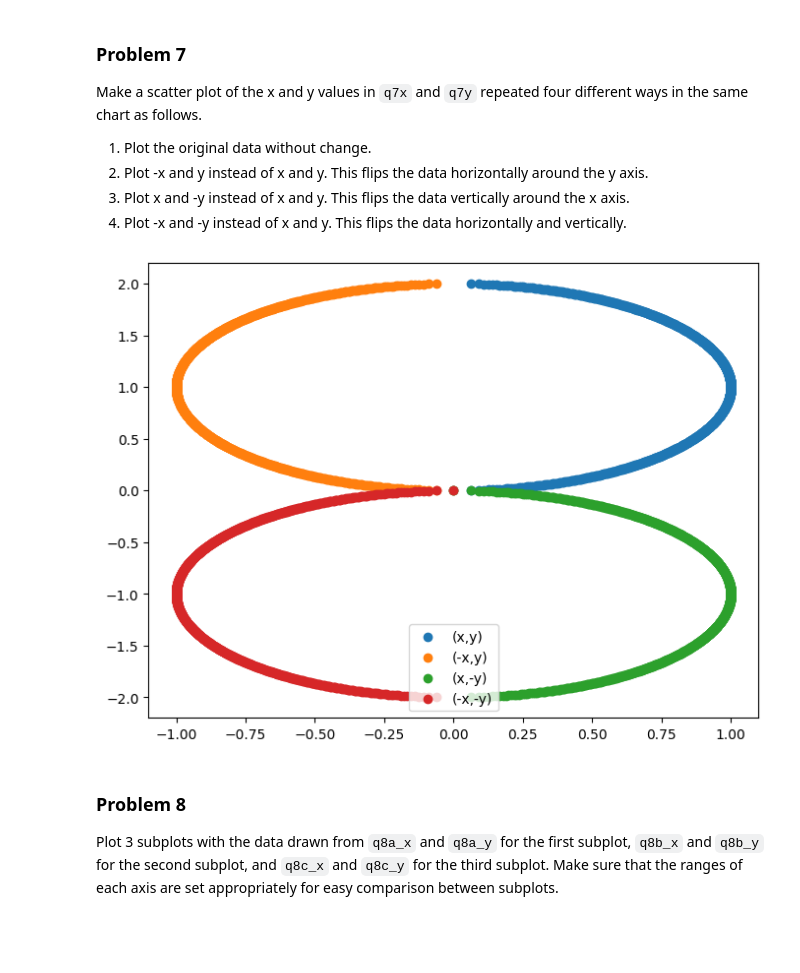
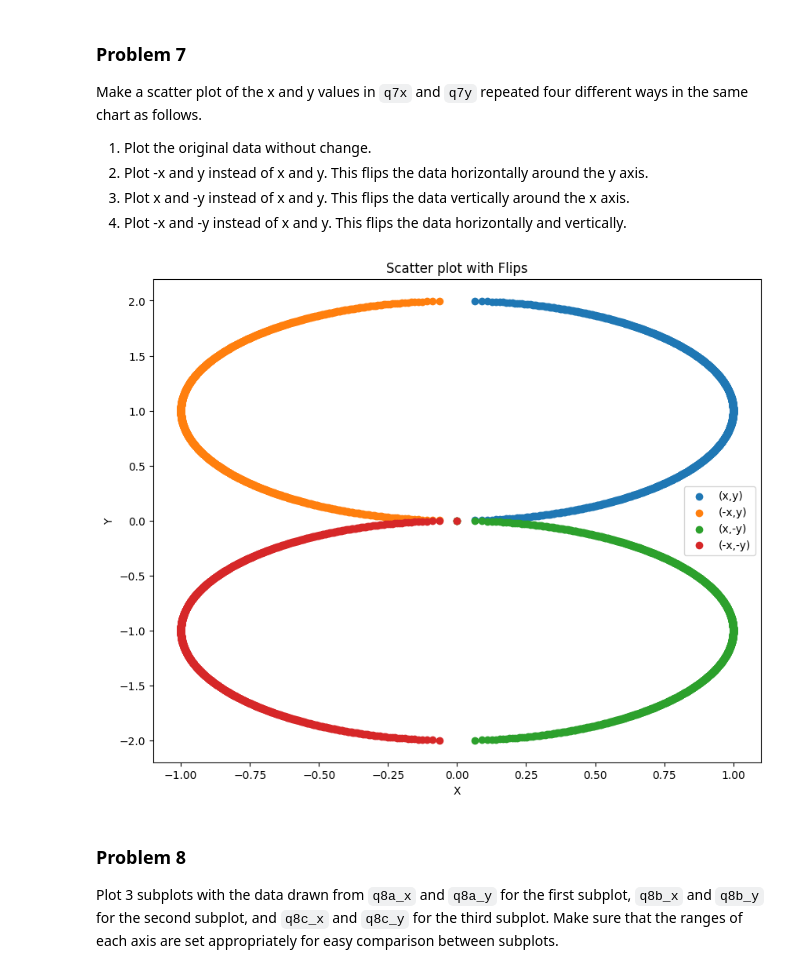
Before and after one commit to garikapativineet/dx602-homework-05, a Jupyter notebook: homework.ipynb, the cells around one changed output. Drawn from its saved outputs; the diff is of its cells as text; code cells hidden in the pictures; blank space fills up the shorter version.

```diff
--- a/homework.ipynb
+++ b/homework.ipynb
@@ -211,15 +211,18 @@ q7x = [math.sqrt(1 - (y - 1)**2) for y in q7y]
 # %%
 # YOUR CHANGES HERE
 
-plt.figure(figsize=(8,6))
+plt.figure(figsize=(10,8))
 plt.scatter(q7x,q7y, label="(x,y)")
 plt.scatter([-x for x in q7x],q7y,label="(-x,y)")
 plt.scatter(q7x,[-y for y in q7y],label="(x,-y)")
 plt.scatter([-x for x in q7x],[-y for y in q7y],label="(-x,-y)")
 plt.legend()
+plt.xlabel("X")
+plt.ylabel("Y")
+plt.title("Scatter plot with Flips")
 plt.show()
 # %% [output]
-[figure, old version]
+[figure, new version]
 # %% [markdown]
 ### Problem 8
 
```
Also changed, not shown: parts of 4 cells of this notebook.
